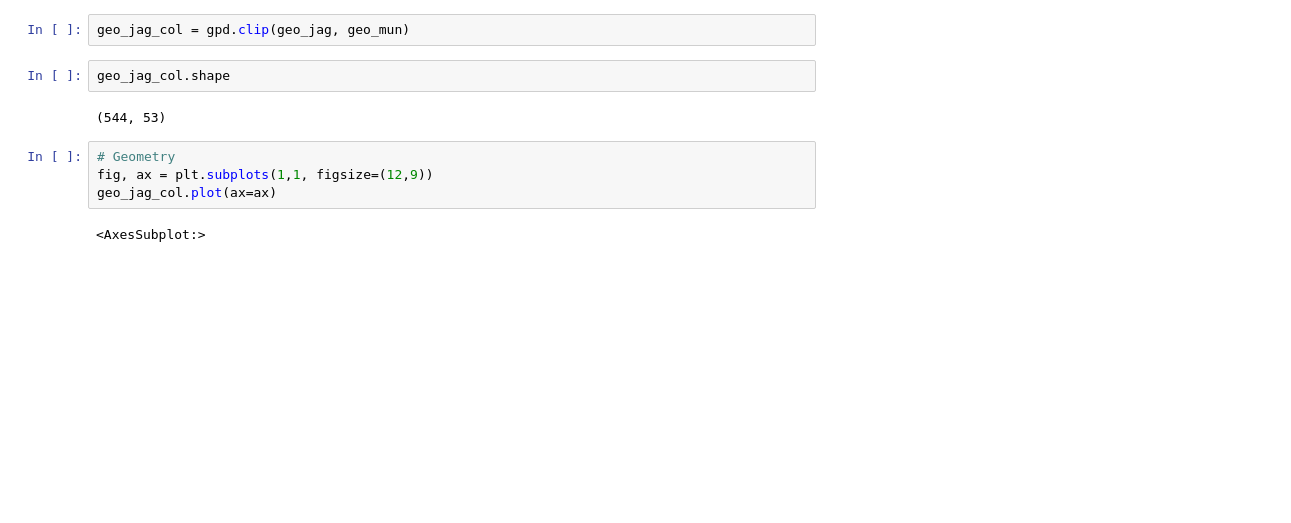
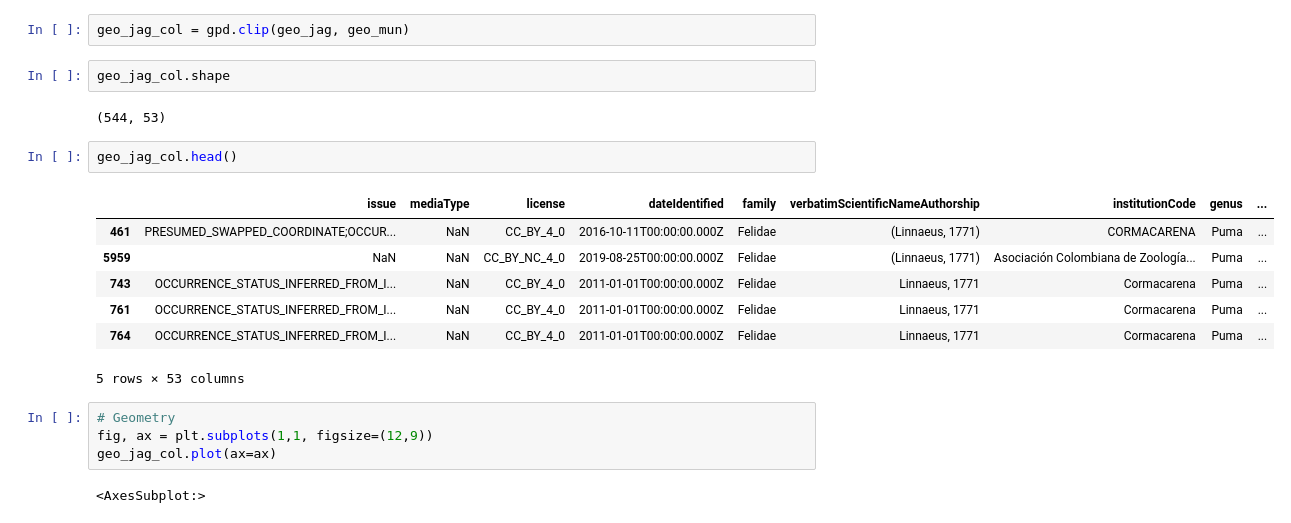
Before and after one commit to rpoandres/SE_Assessment, a Jupyter notebook: Main.ipynb, the cells around one changed output. Saved outputs shown, nothing was run; the diff lists cells and outputs as text; blank space fills up the shorter version.

```diff
--- a/Main.ipynb
+++ b/Main.ipynb
@@ -214,6 +214,16 @@ geo_jag_col = gpd.clip(geo_jag, geo_mun)
 geo_jag_col.shape
 # %% [output]
 (544, 53)
+# %%
+geo_jag_col.head()
+# %% [output]
+|  | issue | mediaType | license | dateIdentified | family | verbatimScientificNameAuthorship | institutionCode | genus | ... |
+| 461 | PRESUMED_SWAPPED_COORDINATE;OCCUR... | NaN | CC_BY_4_0 | 2016-10-11T00:00:00.000Z | Felidae | (Linnaeus, 1771) | CORMACARENA | Puma | ... |
+| 5959 | NaN | NaN | CC_BY_NC_4_0 | 2019-08-25T00:00:00.000Z | Felidae | (Linnaeus, 1771) | Asociación Colombiana de Zoología... | Puma | ... |
+| 743 | OCCURRENCE_STATUS_INFERRED_FROM_I... | NaN | CC_BY_4_0 | 2011-01-01T00:00:00.000Z | Felidae | Linnaeus, 1771 | Cormacarena | Puma | ... |
+| 761 | OCCURRENCE_STATUS_INFERRED_FROM_I... | NaN | CC_BY_4_0 | 2011-01-01T00:00:00.000Z | Felidae | Linnaeus, 1771 | Cormacarena | Puma | ... |
+| 764 | OCCURRENCE_STATUS_INFERRED_FROM_I... | NaN | CC_BY_4_0 | 2011-01-01T00:00:00.000Z | Felidae | Linnaeus, 1771 | Cormacarena | Puma | ... |
+5 rows × 53 columns
 # %%
 # Geometry
 fig, ax = plt.subplots(1,1, figsize=(12,9))
```
Also changed, not shown: parts of 10 cells of this notebook.
